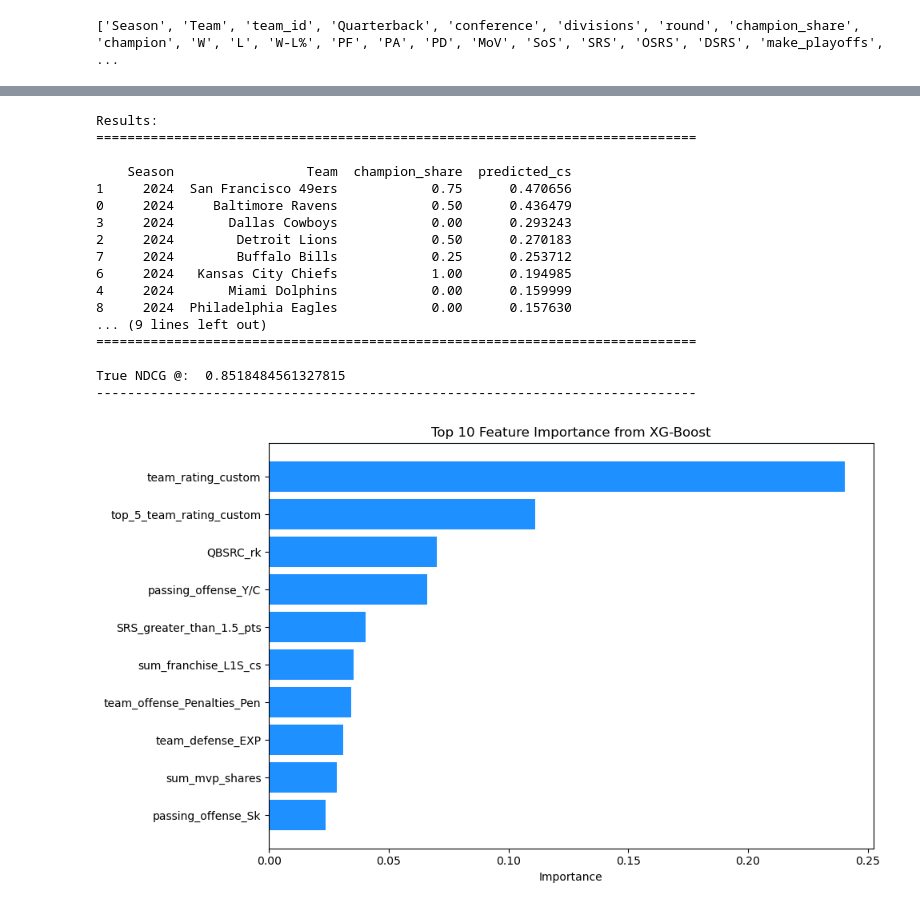
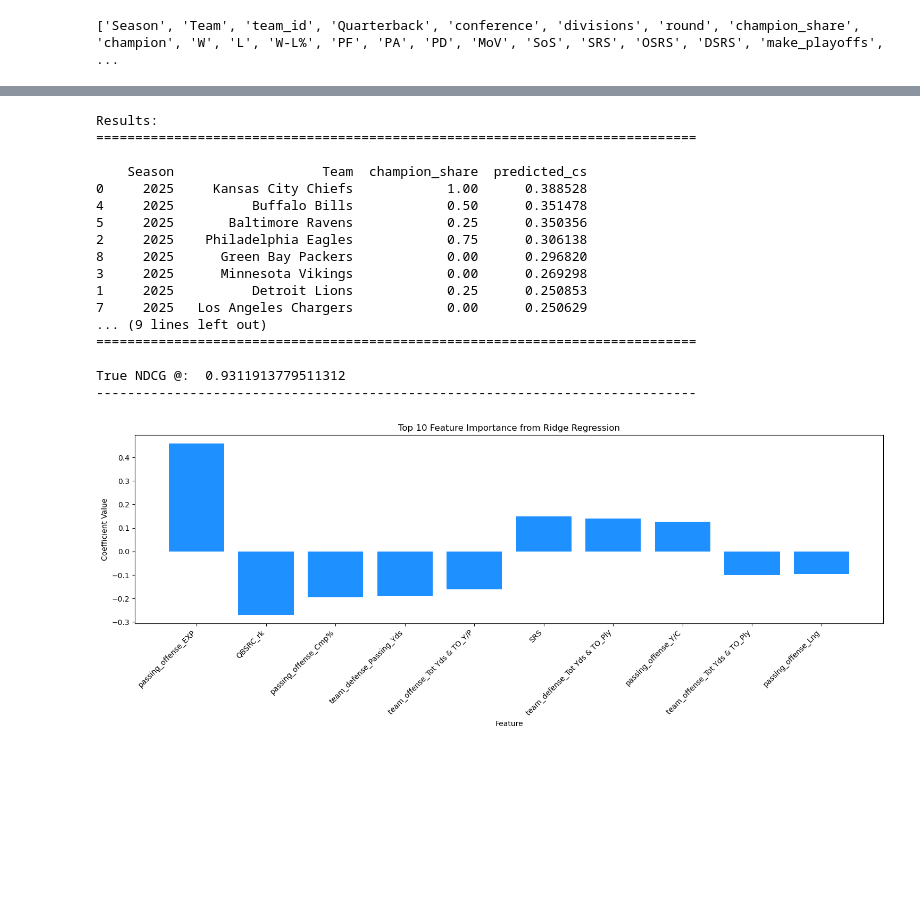
Before and after one commit to allenjake440/NFL_Champion, a Jupyter notebook: nfl_champ_ml.ipynb, the cells around one changed output, grey strips where cells are left out. Cells and saved outputs as stored; diff of their text form; code cells hidden in the pictures; blank space fills up the shorter version.

```diff
--- a/nfl_champ_ml.ipynb
+++ b/nfl_champ_ml.ipynb
@@ -501,5 +549,7 @@ Number of features: 31
+# %%
+features = ['team_offense_Tot Yds & TO_Cmp', 'team_defense_Passing_1stD', 'team_offense_Tot Yds & TO_Ply', 'passing_offense_Y/C', 'SRS', 'sum_franchise_L8S_cs', 'team_offense_Tot Yds & TO_FL', 'team_defense_Passing_Yds', 'SRS_greater_than_1.5_pts', 'team_defense_Rushing_TD', 'team_offense_Penalties_Yds', 'team_defense_Tot Yds & TO_Ply', 'team_offense_Tot Yds & TO_1stD', 'sum_player_L1S_cs', 'QBSRC_rk', 'passing_offense_Lng', 'sum_dpoy_shares_L4S', 'passing_offense_EXP', 'passing_offense_Cmp%', 'team_offense_Tot Yds & TO_Y/P', 'DSRS', 'sum_player_L3S_cs', 'team_offense_Tot Yds & TO_Att']
 # %%
-df = pd.read_csv("NFL Champion RawData_TEST.csv")
+df = pd.read_csv("NFL Champion RawData.csv")
 df = df.fillna(0)
 df.rename(columns={'season': 'Season'}, inplace=True)
 
@@ -507,7 +557,7 @@ df.rename(columns={'season': 'Season'}, inplace=True)
 
 df.drop(df[df['Season'] < 2005].index, inplace=True)
 
-test_season = 2024
+test_season = 2025
 
 train = df[df["Season"] < test_season].copy()
 test = df[df["Season"] == test_season].copy()
@@ -518,26 +568,15 @@ sc.fit(train[features])
 train[features] = sc.transform(train[features])
 test[features] = sc.transform(test[features])
 
-# Set up parameters for XGBoost
-params = {
-    'objective': 'reg:squarederror',  # For regression tasks; use 'binary:logistic' for binary classification
-    'booster': 'gbtree',  # Use 'gbtree' for most cases; try 'gblinear' for linear models
-    'eta': 0.1,  # Learning rate: smaller values require more boosting rounds
-    'gamma': 0,  # Minimum loss reduction required to make a split; larger values prevent overfitting
-    'max_depth': 6,  # Maximum depth of each tree; higher values can lead to overfitting
-    'min_child_weight': 1,  # Minimum sum of weights in a child; higher values help prevent overfitting
-    'subsample': 0.8,  # Fraction of training data used per tree; lower values help prevent overfitting
-    'colsample_bytree': 0.8,  # Fraction of features used per tree; lower values help prevent overfitting
-    'lambda': 1,  # L2 regularization term (Ridge); higher values help prevent overfitting
-    'alpha': 0,  # L1 regularization term (Lasso); higher values make the model more sparse
-    'n_estimators': 200,  # Number of boosting rounds; higher values may improve performance
-    'seed': 5,  # Random seed for reproducibility
-    'tree_method': 'hist',      # Efficient for larger datasets
-    'grow_policy': 'lossguide'  # Prioritizes best split first
-}
+model = Ridge(alpha=.5)
 
-# Initialize XGBoost model
-model = xgb.XGBRegressor(**params)
+#model = RandomForestRegressor(
+#                n_estimators=100,
+#                max_depth=3,
+#                min_samples_split=5,
+#                min_samples_leaf=2,
+#                random_state=5
+#            )
 
 model.fit(train[features], train["champion_share"])
 
@@ -555,55 +594,56 @@ def ndcg_at_k(r, k):
     r = np.asfarray(r)[:k]
     if r.size:
         dcg = np.sum(r / np.log2(np.arange(2, r.size + 2)))
         idcg = np.sum(np.sort(r)[::-1] / np.log2(np.arange(2, r.size + 2)))
         return dcg / idcg
     return 0.
 
 def calculate_ndcg(df, k=14):
     true_relevance = df['champion_share'].values
     return ndcg_at_k(true_relevance, k)
 
 ndcg_score_true = calculate_ndcg(frame, k=14)
 
 print("NDCG Scores: ")
 print("=============================================================================\n")
 print("True NDCG @: ", ndcg_score_true)
 print("-----------------------------------------------------------------------------\n")
 
-xgb_model_importance = model.feature_importances_
-sorted_idx = np.argsort(xgb_model_importance)[::-1]
-top_features = [features[i] for i in sorted_idx[:10]]
-importance_values = xgb_model_importance[sorted_idx[:10]]
+coefficients = model.coef_
+feature_coefficients = dict(zip(features, coefficients))
+sorted_feature_coefficients = sorted(feature_coefficients.items(), key=lambda x: abs(x[1]), reverse=True)
 
-# Create the figure
-fig, ax = plt.subplots(figsize=(10, 6))
+top_features = sorted_feature_coefficients[:10]
+features_names = [x[0] for x in top_features]
+coeff_values = [x[1] for x in top_features]
 
-# Create the horizontal bar chart
-ax.barh(top_features, importance_values, color='dodgerblue')
-ax.set_title('Top 10 Feature Importance from XG-Boost')
-ax.set_xlabel('Importance')
-ax.invert_yaxis()
+plt.figure(figsize=(15, 6))
+plt.bar(features_names, coeff_values, color='dodgerblue')
+plt.title('Top 10 Feature Importance from Ridge Regression')
+plt.ylabel('Coefficient Value')
+plt.xlabel('Feature')
+plt.xticks(rotation=45, ha='right')
 plt.tight_layout()
 plt.show()
 # %% [output]
 Results:
 =============================================================================
 
-    Season                 Team  champion_share  predicted_cs
-1     2024  San Francisco 49ers            0.75      0.470656
-0     2024     Baltimore Ravens            0.50      0.436479
-3     2024       Dallas Cowboys            0.00      0.293243
-2     2024        Detroit Lions            0.50      0.270183
-7     2024        Buffalo Bills            0.25      0.253712
-6     2024   Kansas City Chiefs            1.00      0.194985
-4     2024       Miami Dolphins            0.00      0.159999
-8     2024  Philadelphia Eagles            0.00      0.157630
+    Season                   Team  champion_share  predicted_cs
+0     2025     Kansas City Chiefs            1.00      0.388528
+4     2025          Buffalo Bills            0.50      0.351478
+5     2025       Baltimore Ravens            0.25      0.350356
+2     2025    Philadelphia Eagles            0.75      0.306138
+8     2025      Green Bay Packers            0.00      0.296820
+3     2025      Minnesota Vikings            0.00      0.269298
+1     2025          Detroit Lions            0.25      0.250853
+7     2025   Los Angeles Chargers            0.00      0.250629
 ... (9 lines left out)
 =============================================================================
 
-True NDCG @:  0.8518484561327815
+True NDCG @:  0.9311913779511312
 -----------------------------------------------------------------------------
-[figure, old version]
+[figure, new version]
 # %%
 actual = frame.sort_values("champion_share", ascending=False)
 predicted = frame.sort_values("predicted_cs", ascending=False)
```
Also changed, not shown: parts of 22 cells of this notebook, 2 other files.
